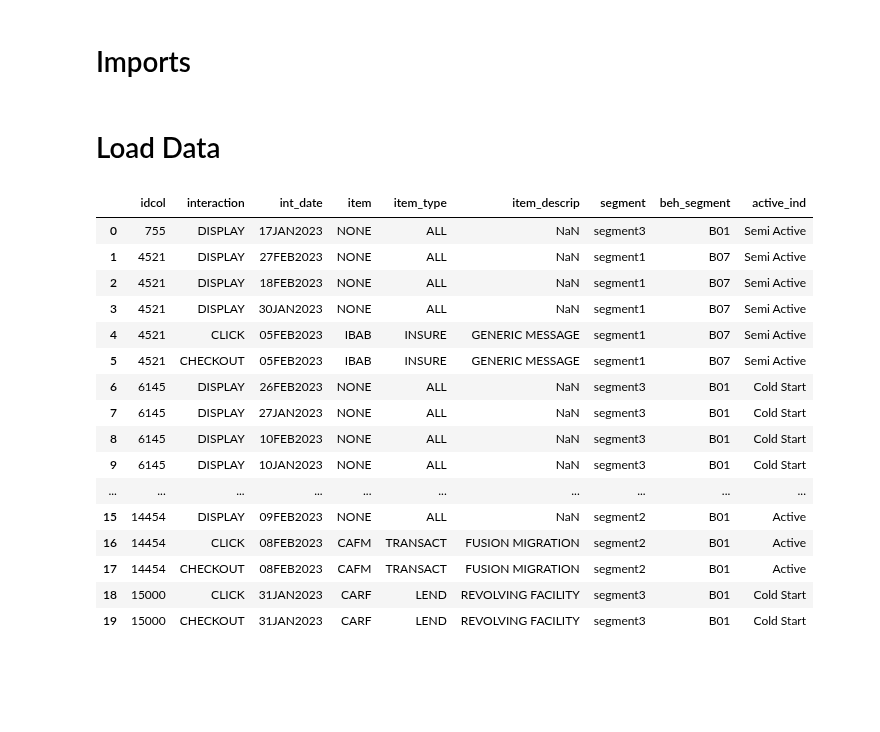
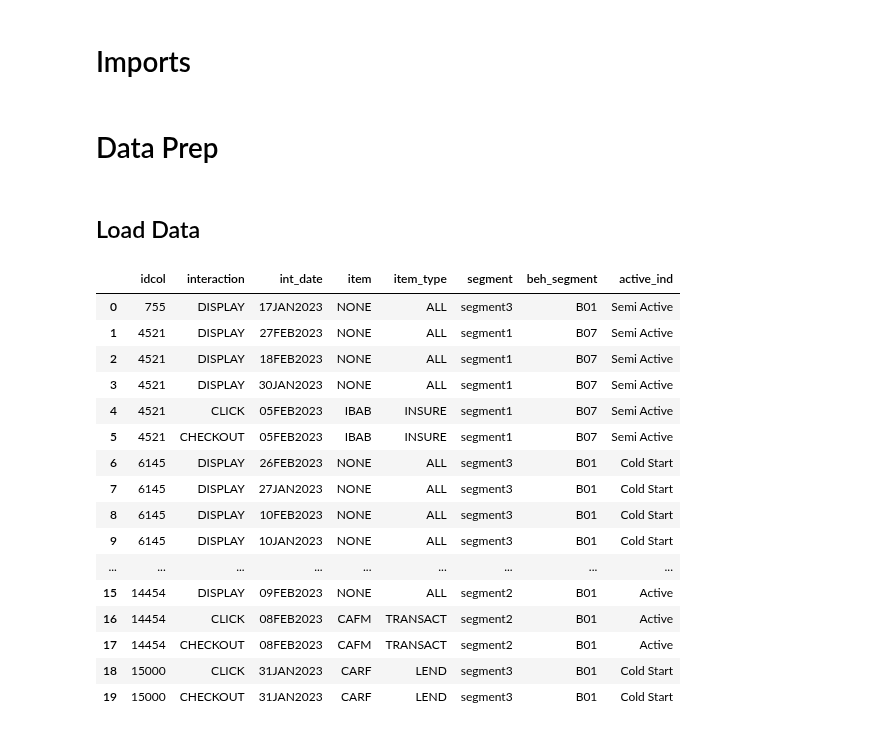
Before and after one commit to lizesteyn/FNBdataquest, a Jupyter notebook: LightFM_2.ipynb, the cells around one changed output. Cells and saved outputs as stored; diff of their text form; code cells hidden in the pictures; blank space fills up the shorter version.

```diff
--- a/LightFM_2.ipynb
+++ b/LightFM_2.ipynb
@@ -11,29 +11,31 @@ import numpy as np
 from lightfm.cross_validation import random_train_test_split
 import os
 from scipy.sparse import csr_matrix
+# %% [markdown]
+# Data Prep
 # %% [markdown]
-# Load Data
+## Load Data
 # %%
 data = pd.read_csv("./fnb_datav2.csv")
 
 # Remove
-data = data.drop(columns = ["page", "tod"])
+data = data.drop(columns = ["page", "tod", "item_descrip"])
 data.head(20)
 # %% [output]
-|  | idcol | interaction | int_date | item | item_type | item_descrip | segment | beh_segment | active_ind |
-| 0 | 755 | DISPLAY | 17JAN2023 | NONE | ALL | NaN | segment3 | B01 | Semi Active |
-| 1 | 4521 | DISPLAY | 27FEB2023 | NONE | ALL | NaN | segment1 | B07 | Semi Active |
-| 2 | 4521 | DISPLAY | 18FEB2023 | NONE | ALL | NaN | segment1 | B07 | Semi Active |
-| 3 | 4521 | DISPLAY | 30JAN2023 | NONE | ALL | NaN | segment1 | B07 | Semi Active |
-| 4 | 4521 | CLICK | 05FEB2023 | IBAB | INSURE | GENERIC MESSAGE | segment1 | B07 | Semi Active |
-| 5 | 4521 | CHECKOUT | 05FEB2023 | IBAB | INSURE | GENERIC MESSAGE | segment1 | B07 | Semi Active |
-| 6 | 6145 | DISPLAY | 26FEB2023 | NONE | ALL | NaN | segment3 | B01 | Cold Start |
-| 7 | 6145 | DISPLAY | 27JAN2023 | NONE | ALL | NaN | segment3 | B01 | Cold Start |
-| 8 | 6145 | DISPLAY | 10FEB2023 | NONE | ALL | NaN | segment3 | B01 | Cold Start |
-| 9 | 6145 | DISPLAY | 10JAN2023 | NONE | ALL | NaN | segment3 | B01 | Cold Start |
-| ... | ... | ... | ... | ... | ... | ... | ... | ... | ... |
-| 15 | 14454 | DISPLAY | 09FEB2023 | NONE | ALL | NaN | segment2 | B01 | Active |
-| 16 | 14454 | CLICK | 08FEB2023 | CAFM | TRANSACT | FUSION MIGRATION | segment2 | B01 | Active |
-| 17 | 14454 | CHECKOUT | 08FEB2023 | CAFM | TRANSACT | FUSION MIGRATION | segment2 | B01 | Active |
-| 18 | 15000 | CLICK | 31JAN2023 | CARF | LEND | REVOLVING FACILITY | segment3 | B01 | Cold Start |
-| 19 | 15000 | CHECKOUT | 31JAN2023 | CARF | LEND | REVOLVING FACILITY | segment3 | B01 | Cold Start |
+|  | idcol | interaction | int_date | item | item_type | segment | beh_segment | active_ind |
+| 0 | 755 | DISPLAY | 17JAN2023 | NONE | ALL | segment3 | B01 | Semi Active |
+| 1 | 4521 | DISPLAY | 27FEB2023 | NONE | ALL | segment1 | B07 | Semi Active |
+| 2 | 4521 | DISPLAY | 18FEB2023 | NONE | ALL | segment1 | B07 | Semi Active |
+| 3 | 4521 | DISPLAY | 30JAN2023 | NONE | ALL | segment1 | B07 | Semi Active |
+| 4 | 4521 | CLICK | 05FEB2023 | IBAB | INSURE | segment1 | B07 | Semi Active |
+| 5 | 4521 | CHECKOUT | 05FEB2023 | IBAB | INSURE | segment1 | B07 | Semi Active |
+| 6 | 6145 | DISPLAY | 26FEB2023 | NONE | ALL | segment3 | B01 | Cold Start |
+| 7 | 6145 | DISPLAY | 27JAN2023 | NONE | ALL | segment3 | B01 | Cold Start |
+| 8 | 6145 | DISPLAY | 10FEB2023 | NONE | ALL | segment3 | B01 | Cold Start |
+| 9 | 6145 | DISPLAY | 10JAN2023 | NONE | ALL | segment3 | B01 | Cold Start |
+| ... | ... | ... | ... | ... | ... | ... | ... | ... |
+| 15 | 14454 | DISPLAY | 09FEB2023 | NONE | ALL | segment2 | B01 | Active |
+| 16 | 14454 | CLICK | 08FEB2023 | CAFM | TRANSACT | segment2 | B01 | Active |
+| 17 | 14454 | CHECKOUT | 08FEB2023 | CAFM | TRANSACT | segment2 | B01 | Active |
+| 18 | 15000 | CLICK | 31JAN2023 | CARF | LEND | segment3 | B01 | Cold Start |
+| 19 | 15000 | CHECKOUT | 31JAN2023 | CARF | LEND | segment3 | B01 | Cold Start |
```
Also changed, not shown: parts of 30 cells of this notebook.
